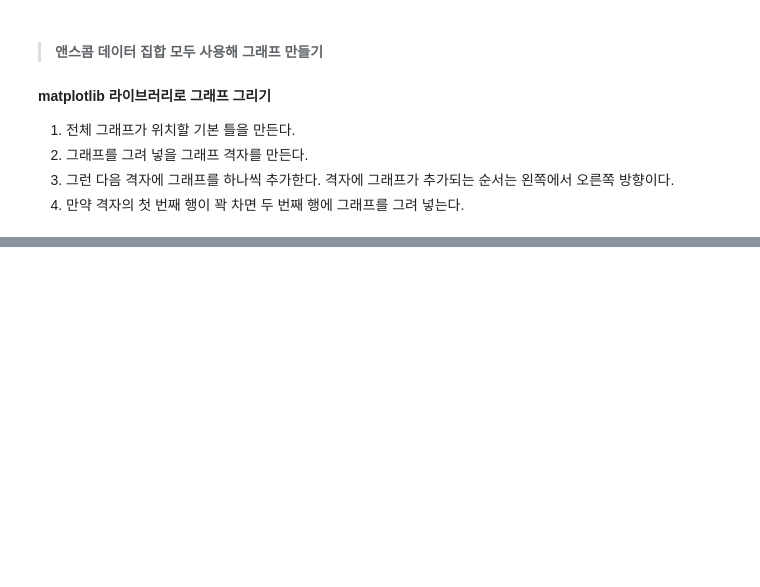
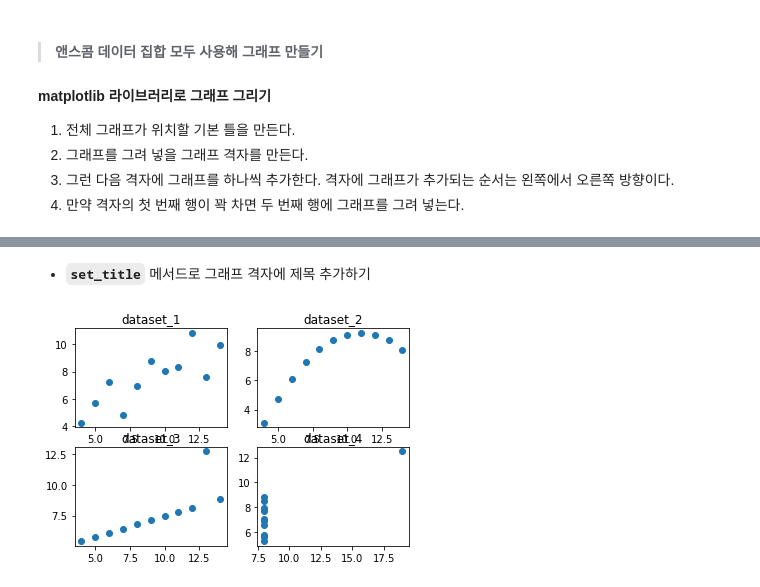
Before and after one commit to sehan25/ESAA, a Jupyter notebook: 0328__Doit_Pandas_Graph.ipynb, the cells around one changed output, grey strips where cells are left out. Drawn from its saved outputs; the diff is of its cells as text; code cells hidden in the pictures; blank space fills up the shorter version.

```diff
--- a/0328__Doit_Pandas_Graph.ipynb
+++ b/0328__Doit_Pandas_Graph.ipynb
@@ -76,0 +116,11 @@ plt.plot(dataset_1['x'], dataset_1['y'], 'o')
+# %% [markdown]
+* **`set_title`** 메서드로 그래프 격자에 제목 추가하기
+# %%
+axes1.set_title("dataset_1")
+axes2.set_title("dataset_2")
+axes3.set_title("dataset_3")
+axes4.set_title("dataset_4")
+
+fig
+# %% [output]
+[figure, added]
```
Also changed, not shown: parts of 19 cells of this notebook.
